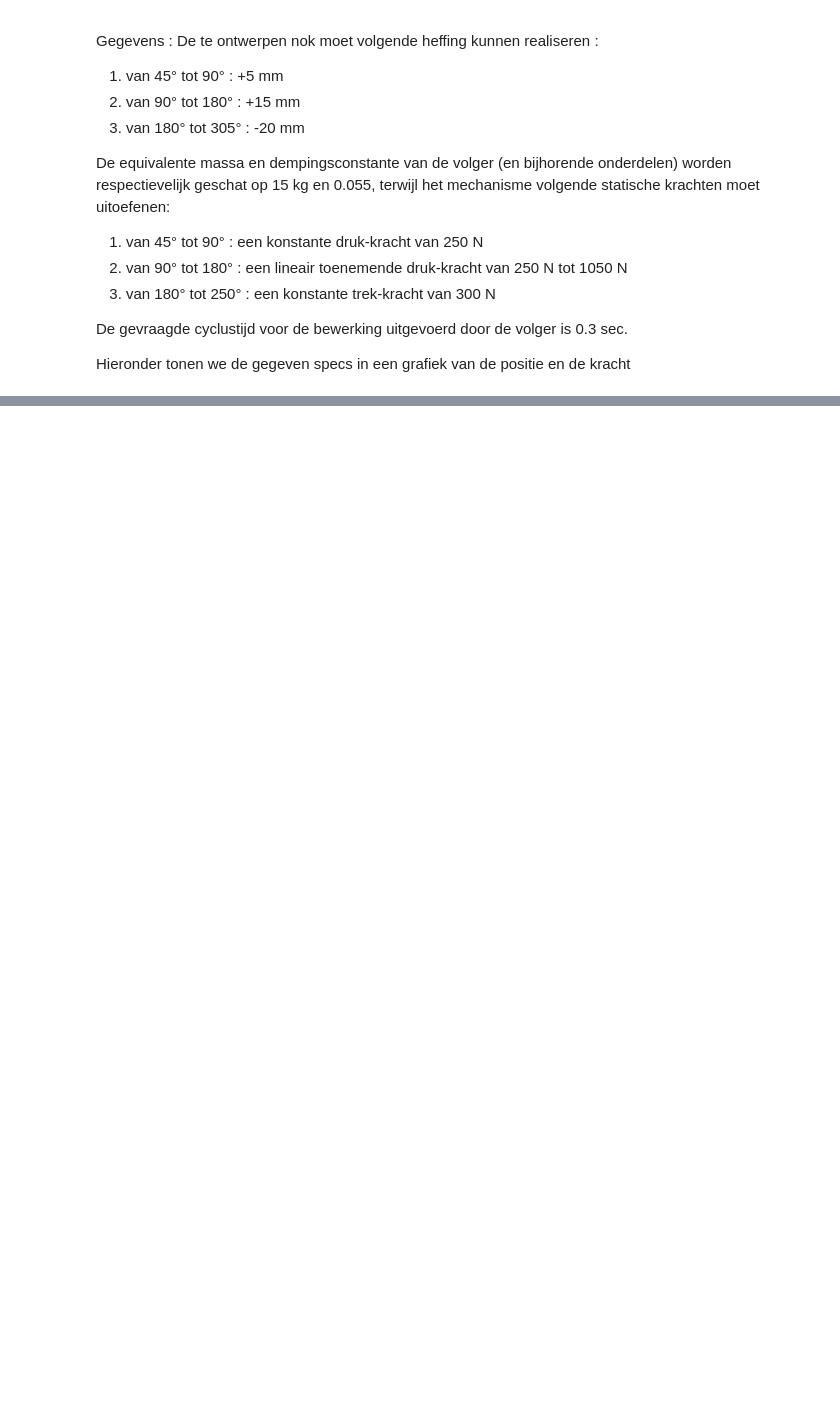
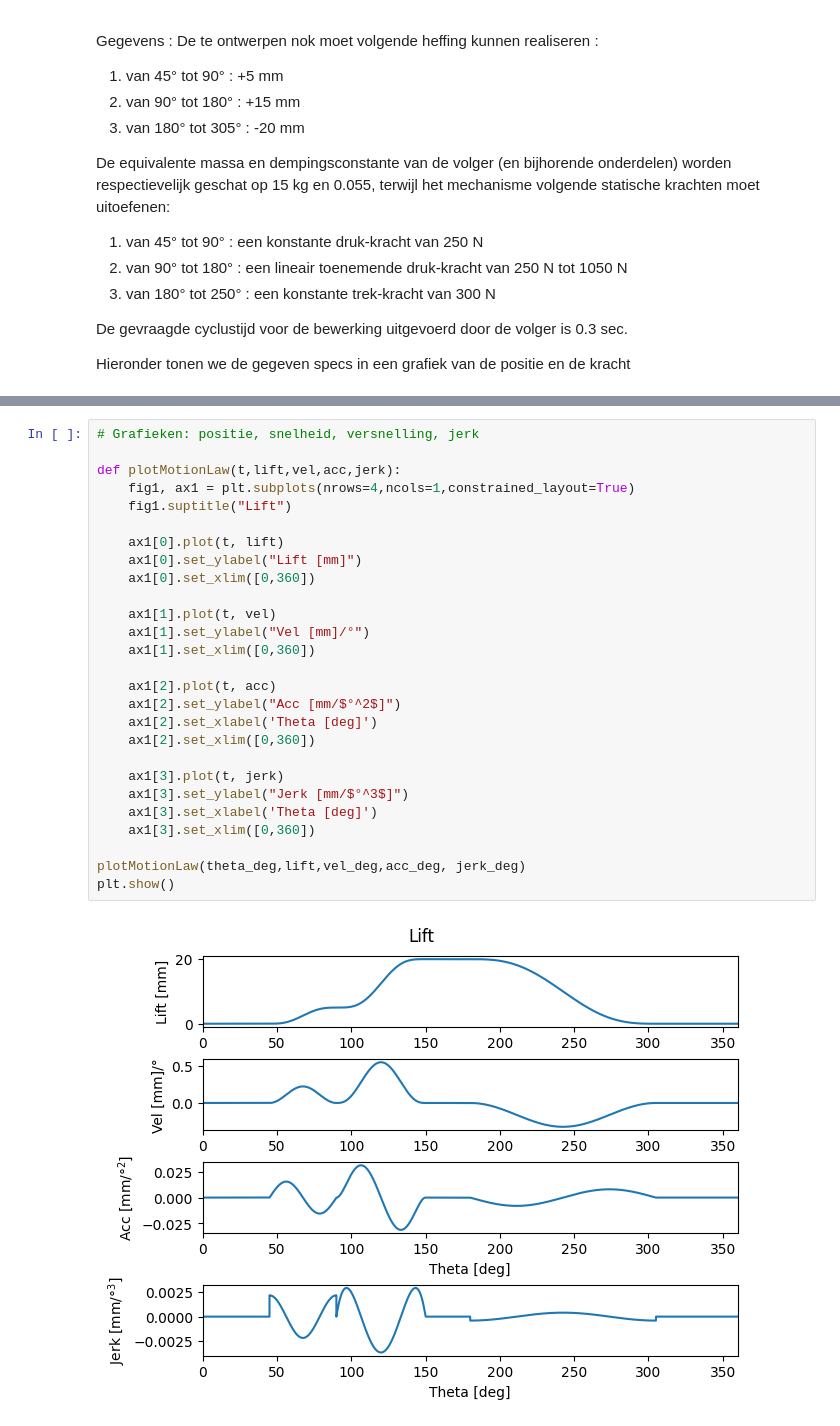
Before and after one commit to Vermizzi/Project_Bewegingen_TriVik, a Jupyter notebook: Finaal_nokken.ipynb, the cells around one changed output, grey strips where cells are left out. Cells and saved outputs as stored; diff of their text form; blank space fills up the shorter version.

```diff
--- a/Finaal_nokken.ipynb
+++ b/Finaal_nokken.ipynb
@@ -175,0 +476,29 @@ Ten opzichte van de oorspronkelijke specificatie voegen we dus vooral een duidel
+# %%
+# Grafieken: positie, snelheid, versnelling, jerk
+
+def plotMotionLaw(t,lift,vel,acc,jerk):
+    fig1, ax1 = plt.subplots(nrows=4,ncols=1,constrained_layout=True)
+    fig1.suptitle("Lift")
+
+    ax1[0].plot(t, lift)
+    ax1[0].set_ylabel("Lift [mm]")
+    ax1[0].set_xlim([0,360])
+
+    ax1[1].plot(t, vel)
+    ax1[1].set_ylabel("Vel [mm]/°")
+    ax1[1].set_xlim([0,360])
+
+    ax1[2].plot(t, acc)
+    ax1[2].set_ylabel("Acc [mm/$°^2$]")
+    ax1[2].set_xlabel('Theta [deg]')
+    ax1[2].set_xlim([0,360])
+
+    ax1[3].plot(t, jerk)
+    ax1[3].set_ylabel("Jerk [mm/$°^3$]")
+    ax1[3].set_xlabel('Theta [deg]')
+    ax1[3].set_xlim([0,360])
+
+plotMotionLaw(theta_deg,lift,vel_deg,acc_deg, jerk_deg)
+plt.show()
+# %% [output]
+[figure, added]
```
Also changed, not shown: parts of 30 cells of this notebook, 2 other files.
